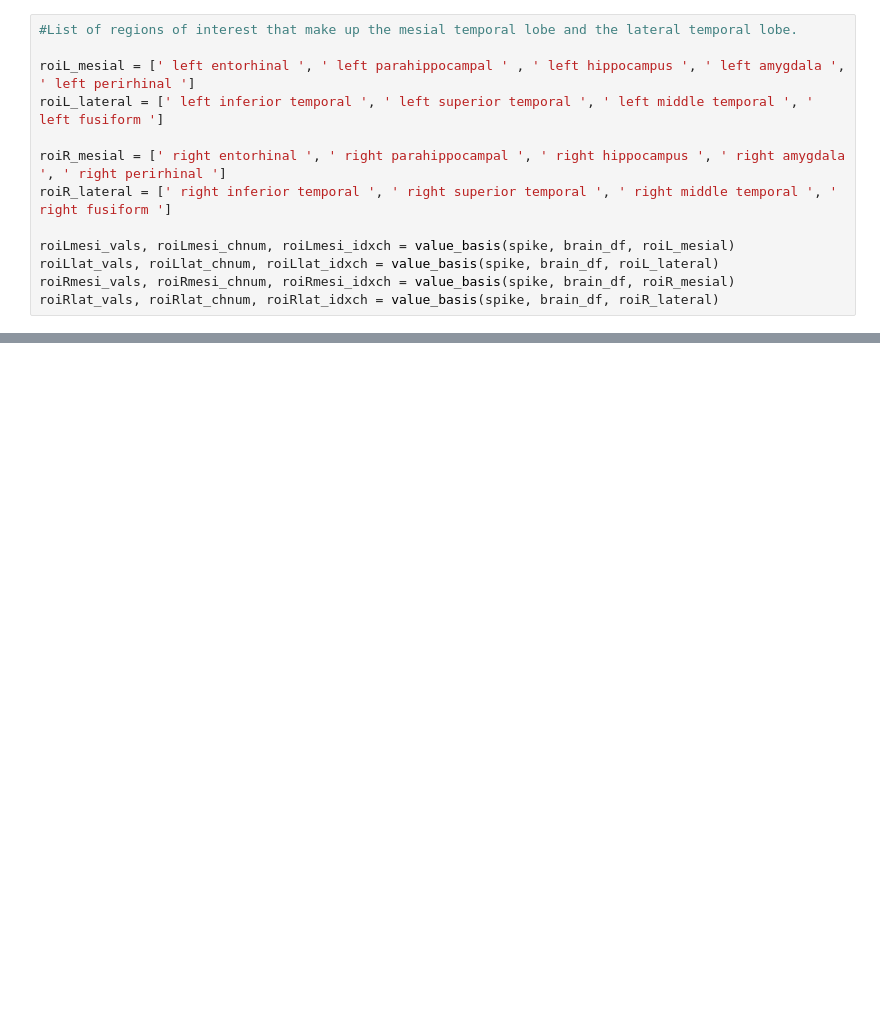
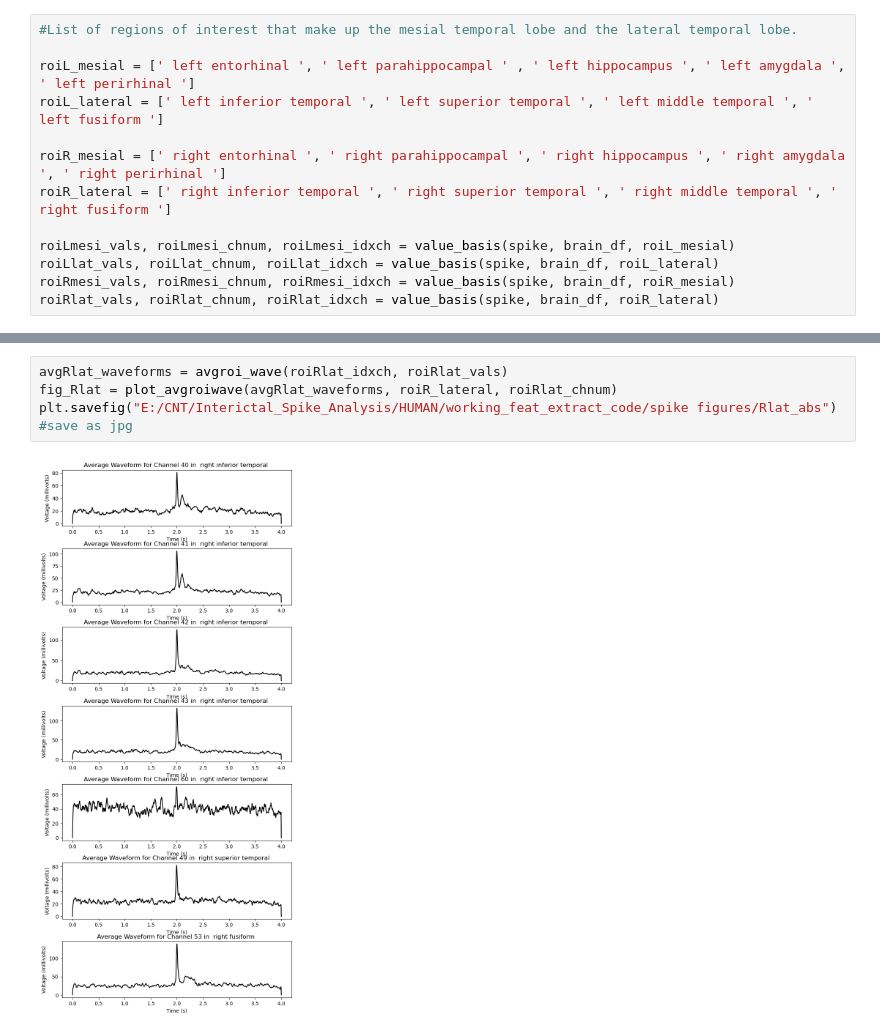
Before and after one commit to carlosaaguila/Interictal_Spike_Analysis, a Jupyter notebook: HUMAN/working_feat_extract_code/mesi lat analysis.ipynb, the cells around one changed output, grey strips where cells are left out. Drawn from its saved outputs; the diff is of its cells as text; blank space fills up the shorter version.

```diff
--- a/HUMAN/working_feat_extract_code/mesi lat analysis.ipynb
+++ b/HUMAN/working_feat_extract_code/mesi lat analysis.ipynb
@@ -48,0 +149,6 @@ spike.chlabels[0][0][roiRlat_idxch]
+# %%
+avgRlat_waveforms = avgroi_wave(roiRlat_idxch, roiRlat_vals)
+fig_Rlat = plot_avgroiwave(avgRlat_waveforms, roiR_lateral, roiRlat_chnum)
+plt.savefig("E:/CNT/Interictal_Spike_Analysis/HUMAN/working_feat_extract_code/spike figures/Rlat_abs") #save as jpg
+# %% [output]
+[figure, added]
```
Also changed, not shown: parts of 9 cells of this notebook, 5 other files.
